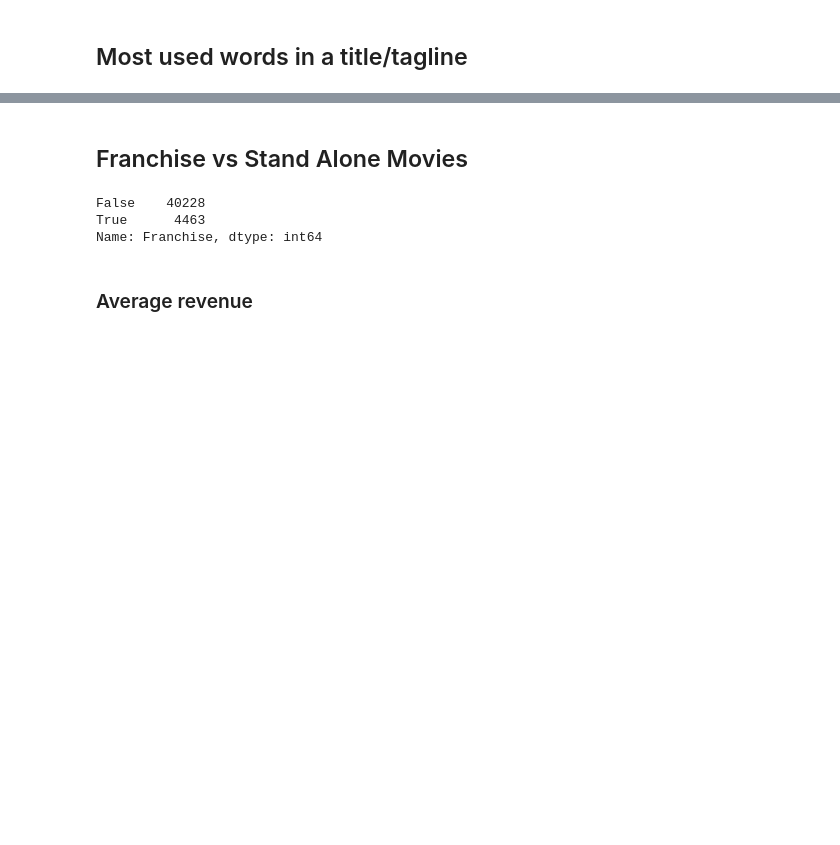
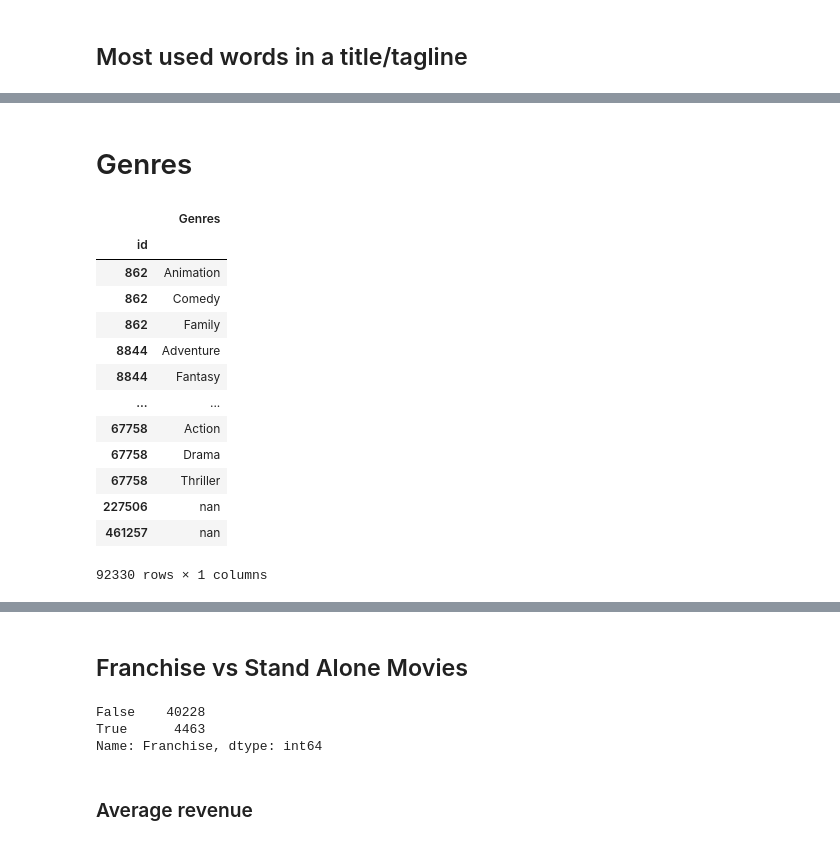
Before and after one commit to MusumuriSamson/EDA_Movies, a Jupyter notebook: eda_movies_dataset.ipynb, the cells around one changed output, grey strips where cells are left out. Cells and saved outputs as stored; diff of their text form; code cells hidden in the pictures; blank space fills up the shorter version.

```diff
--- a/eda_movies_dataset.ipynb
+++ b/eda_movies_dataset.ipynb
@@ -269,0 +270,22 @@ plt.axis('off');
+# %% [markdown]
+# Genres
+# %%
+genre = df.genres.str.split('|',expand=True)
+genre = genre.stack().reset_index(level=1,drop=True).to_frame()
+genre.columns = ['Genres']
+genre
+# %% [output]
+|  | Genres |
+| id |  |
+| 862 | Animation |
+| 862 | Comedy |
+| 862 | Family |
+| 8844 | Adventure |
+| 8844 | Fantasy |
+| ... | ... |
+| 67758 | Action |
+| 67758 | Drama |
+| 67758 | Thriller |
+| 227506 | nan |
+| 461257 | nan |
+92330 rows × 1 columns
```
Also changed, not shown: parts of 9 cells of this notebook.
